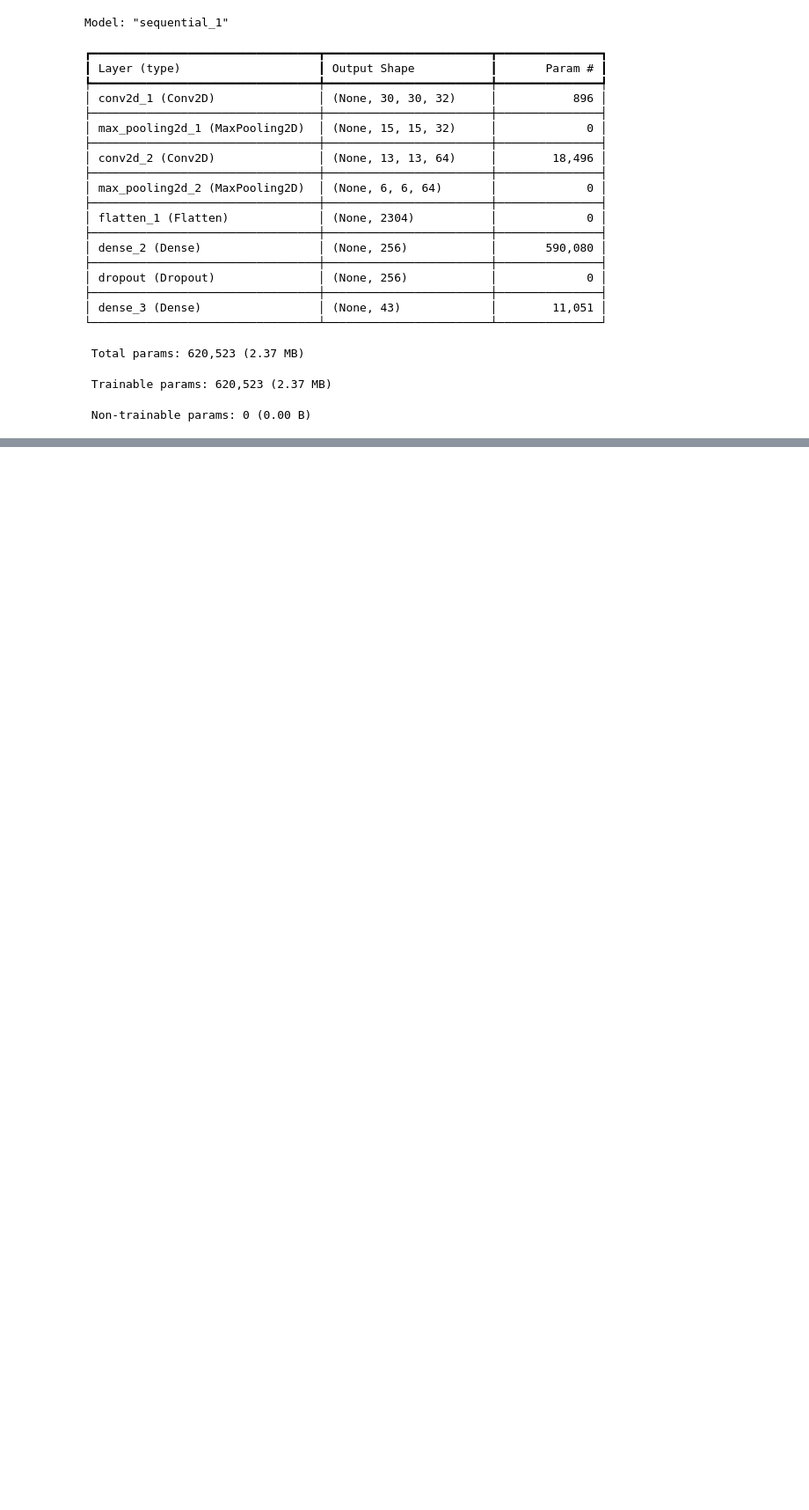
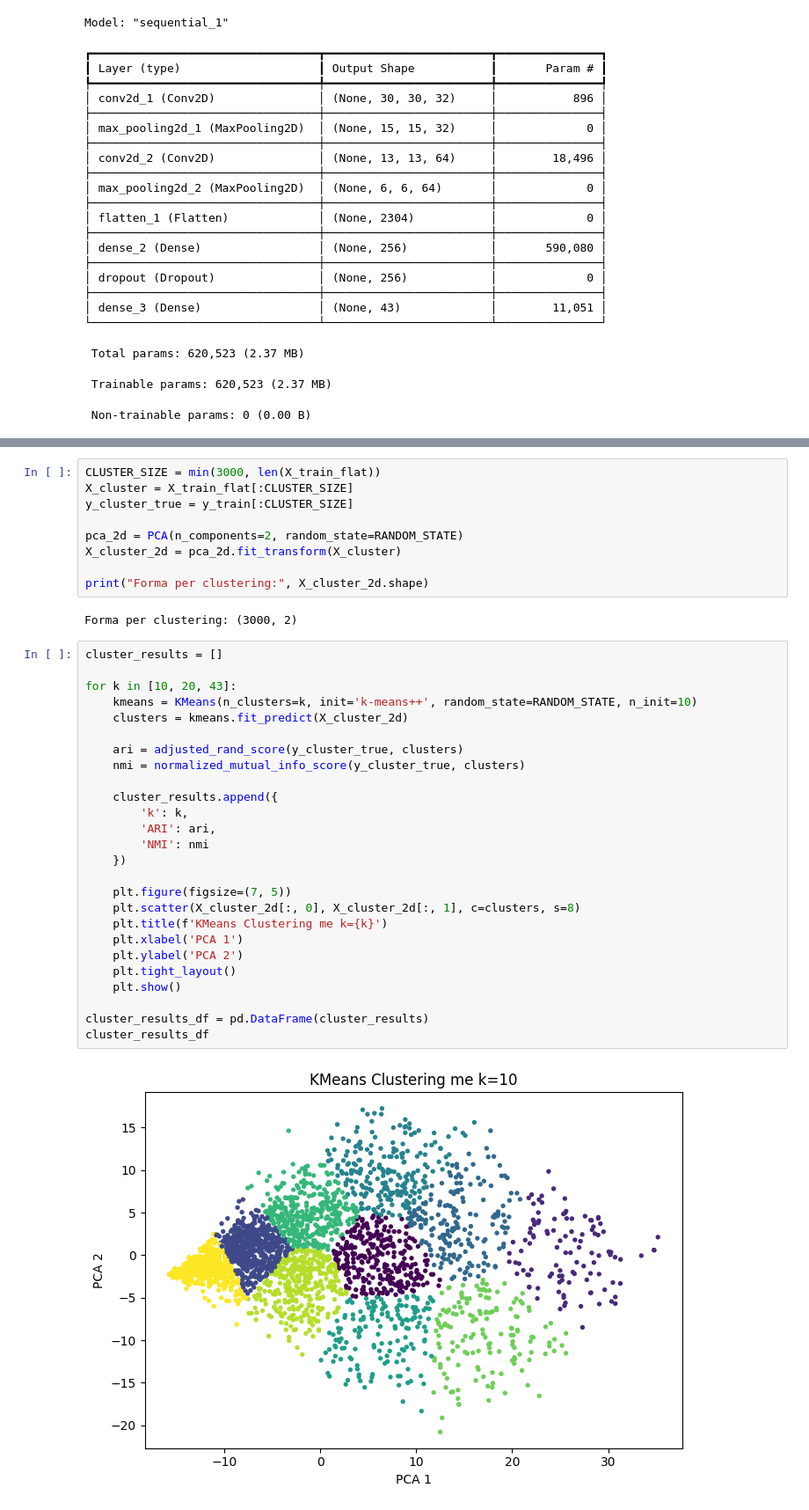
Before and after one commit to RijonZ/traffic-sign-detection-ipynb, a Jupyter notebook: data_preprocessing.ipynb, the cells around one changed output, grey strips where cells are left out. Shown at 88% size. Cells and saved outputs as stored; diff of their text form; blank space fills up the shorter version.

```diff
--- a/data_preprocessing.ipynb
+++ b/data_preprocessing.ipynb
@@ -574,0 +663,39 @@ plt.show()
+# %%
+CLUSTER_SIZE = min(3000, len(X_train_flat))
+X_cluster = X_train_flat[:CLUSTER_SIZE]
+y_cluster_true = y_train[:CLUSTER_SIZE]
+
+pca_2d = PCA(n_components=2, random_state=RANDOM_STATE)
+X_cluster_2d = pca_2d.fit_transform(X_cluster)
+
+print("Forma per clustering:", X_cluster_2d.shape)
+# %% [output]
+Forma per clustering: (3000, 2)
+# %%
+cluster_results = []
+
+for k in [10, 20, 43]:
+    kmeans = KMeans(n_clusters=k, init='k-means++', random_state=RANDOM_STATE, n_init=10)
+    clusters = kmeans.fit_predict(X_cluster_2d)
+
+    ari = adjusted_rand_score(y_cluster_true, clusters)
+    nmi = normalized_mutual_info_score(y_cluster_true, clusters)
+
+    cluster_results.append({
+        'k': k,
+        'ARI': ari,
+        'NMI': nmi
+    })
+
+    plt.figure(figsize=(7, 5))
+    plt.scatter(X_cluster_2d[:, 0], X_cluster_2d[:, 1], c=clusters, s=8)
+    plt.title(f'KMeans Clustering me k={k}')
+    plt.xlabel('PCA 1')
+    plt.ylabel('PCA 2')
+    plt.tight_layout()
+    plt.show()
+
+cluster_results_df = pd.DataFrame(cluster_results)
+cluster_results_df
+# %% [output]
+[figure, added]
```
Also changed, not shown: parts of 14 cells of this notebook, 1 other file.
